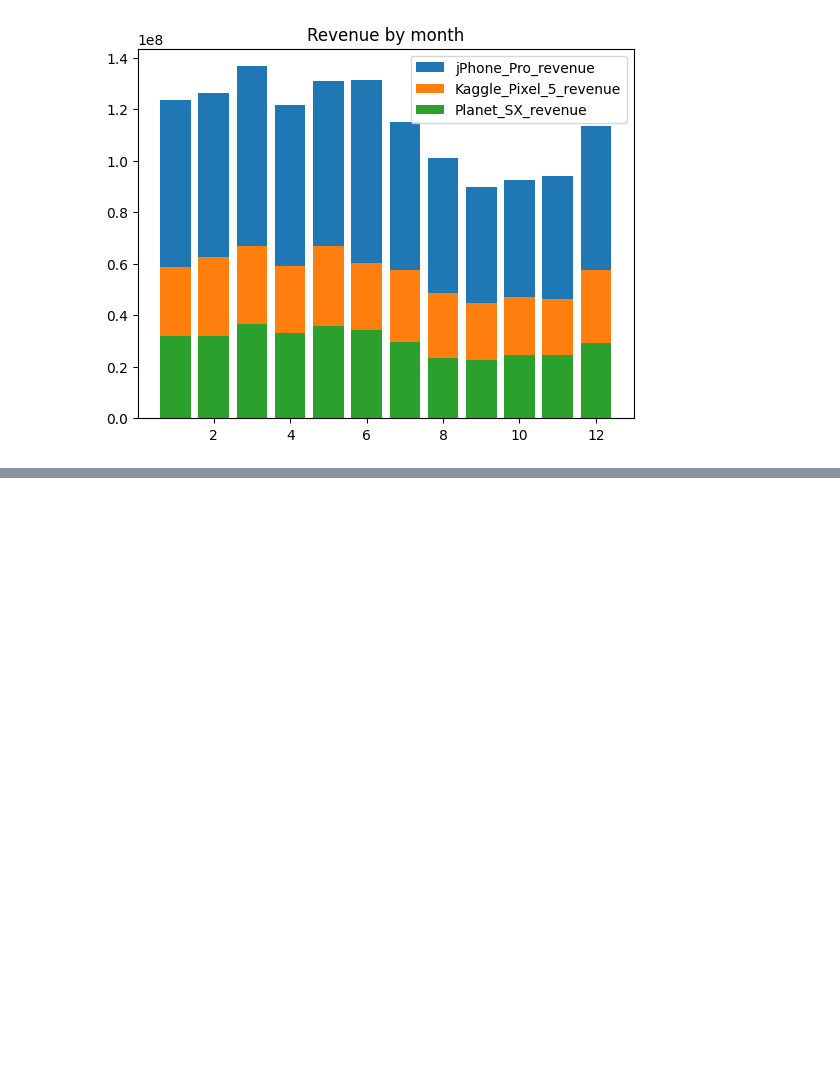
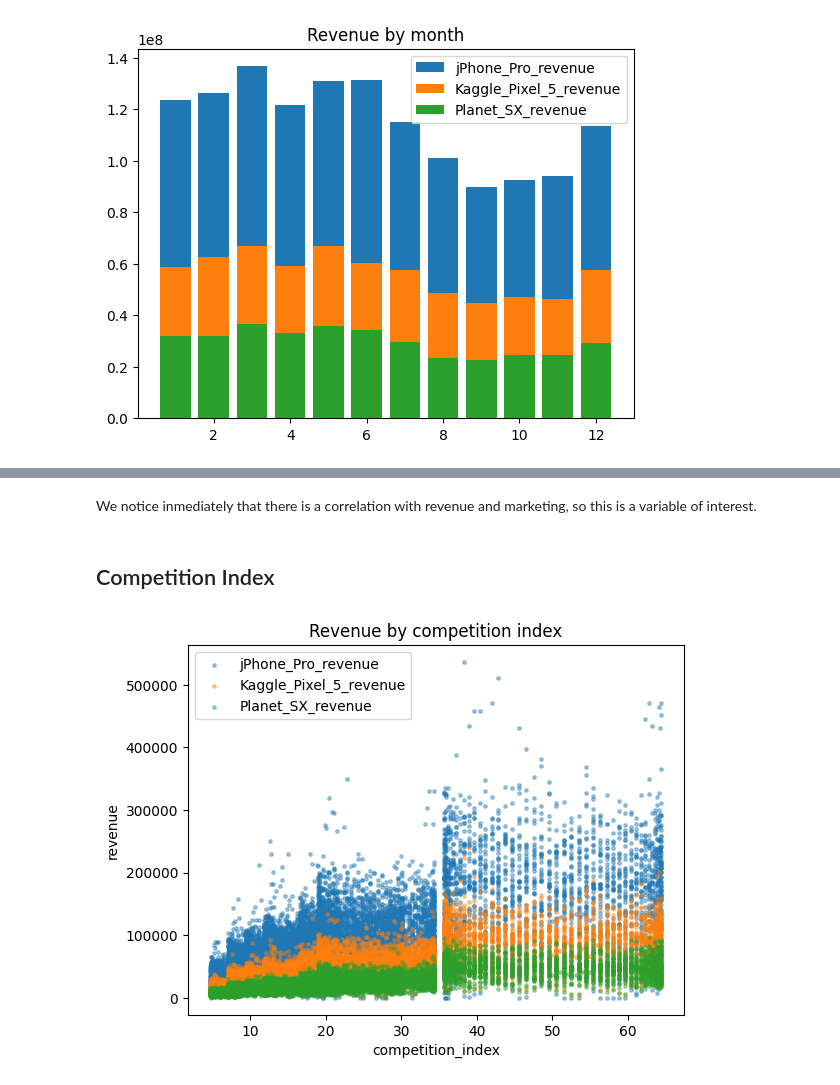
Before and after one commit to jsilvalavin/orange_test_stage, a Jupyter notebook: notebooks/exploration.ipynb, the cells around one changed output, grey strips where cells are left out. Cells and saved outputs as stored; diff of their text form; code cells hidden in the pictures; blank space fills up the shorter version.

```diff
--- a/notebooks/exploration.ipynb
+++ b/notebooks/exploration.ipynb
@@ -60,0 +92,14 @@ plt.title('Revenue by month');
+# %% [markdown]
+We notice inmediately that there is a correlation with revenue and marketing, so this is a variable of interest.
+# %% [markdown]
+## Competition Index
+# %%
+plt.scatter(df['competition_index'],df[jphone], label=jphone,alpha=0.4, s=6)
+plt.scatter(df['competition_index'],df[kaggle], label=kaggle,alpha=0.4, s=6)
+plt.scatter(df['competition_index'],df[planet], label=planet,alpha=0.4, s=6)
+plt.legend()
+plt.xlabel('competition_index')
+plt.ylabel('revenue')
+plt.title('Revenue by competition index');
+# %% [output]
+[figure, added]
```
Also changed, not shown: parts of 24 cells of this notebook.
